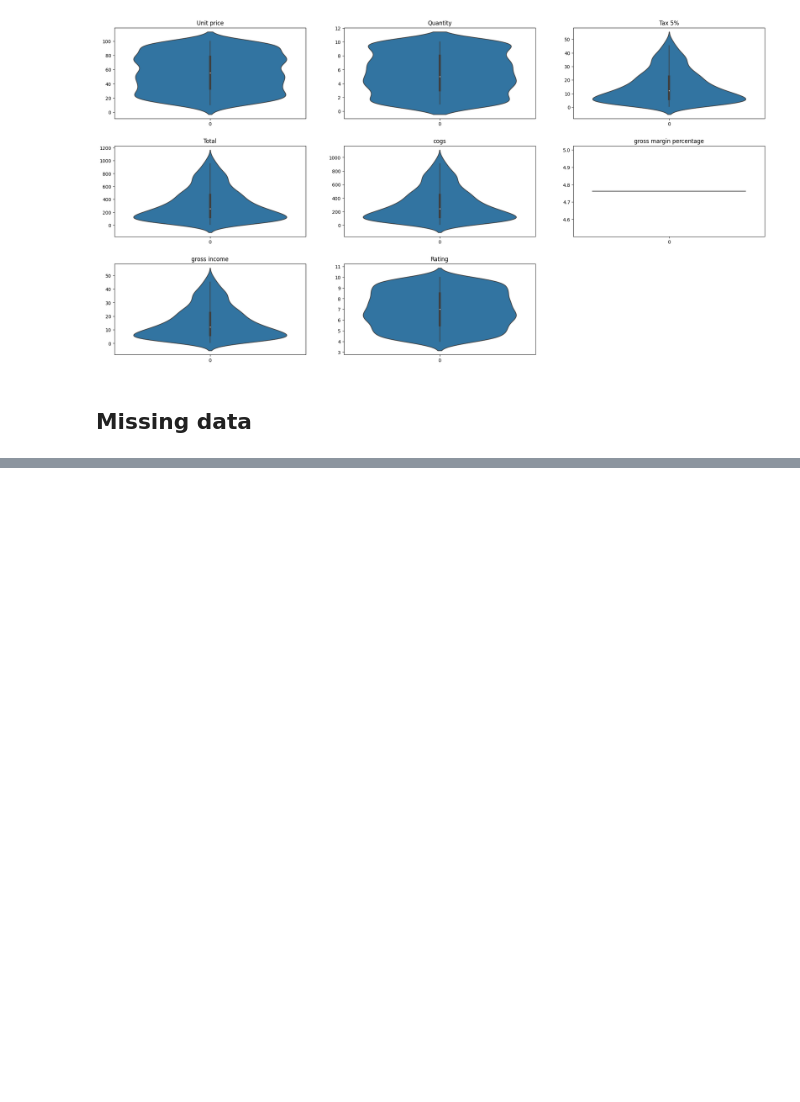
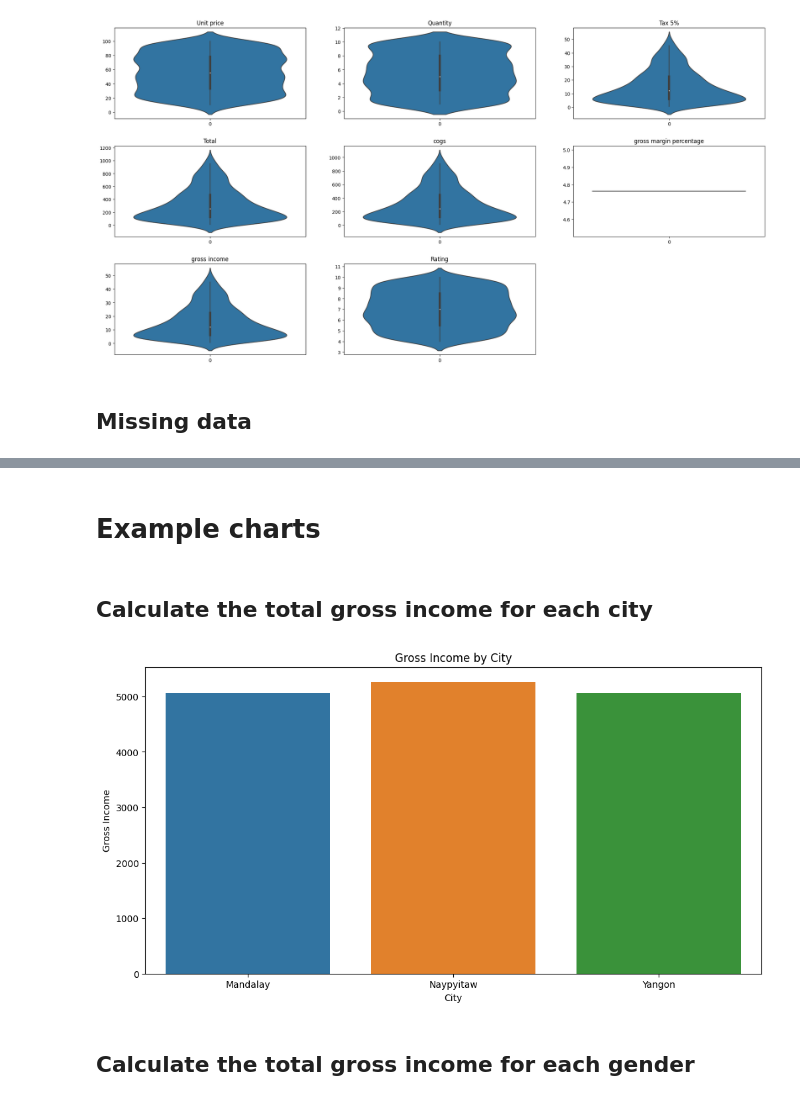
Before and after one commit to buli03/Supermarket_Sales_Analysis, a Jupyter notebook: Supermarket_sales.ipynb, the cells around one changed output, grey strips where cells are left out. Cells and saved outputs as stored; diff of their text form; code cells hidden in the pictures; blank space fills up the shorter version.

```diff
--- a/Supermarket_sales.ipynb
+++ b/Supermarket_sales.ipynb
@@ -153,0 +173,17 @@ summary
+# %% [markdown]
+# Example charts
+# %% [markdown]
+## Calculate the total gross income for each city
+# %%
+gross_income_by_city = supermarket_data.groupby('City')['gross income'].sum().reset_index()
+# %%
+plt.figure(figsize=(12, 6))
+sns.barplot(x='City', y='gross income', data=gross_income_by_city)
+plt.title('Gross Income by City')
+plt.xlabel('City')
+plt.ylabel('Gross Income')
+plt.show()
+# %% [output]
+[figure, added]
+# %% [markdown]
+## Calculate the total gross income for each gender
```
Also changed, not shown: parts of 7 cells of this notebook, 1 other file.
